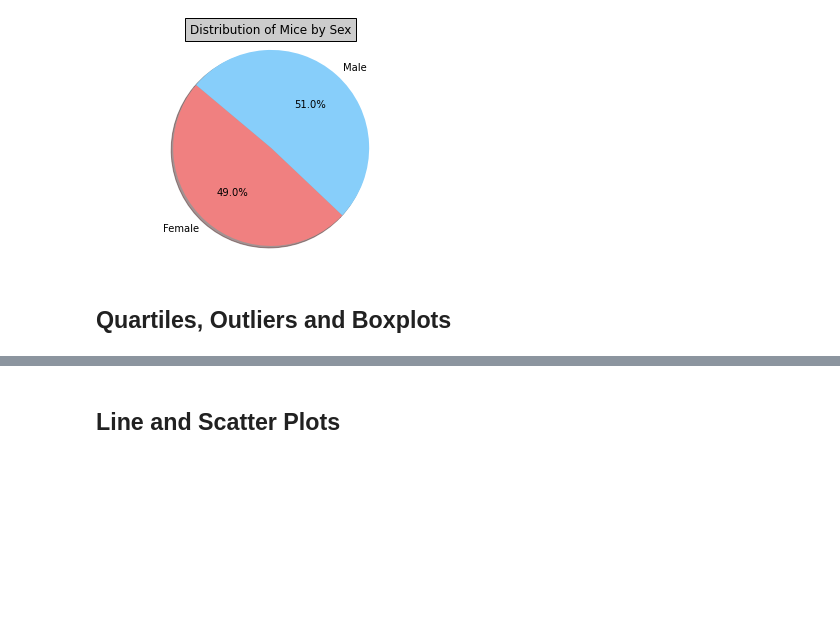
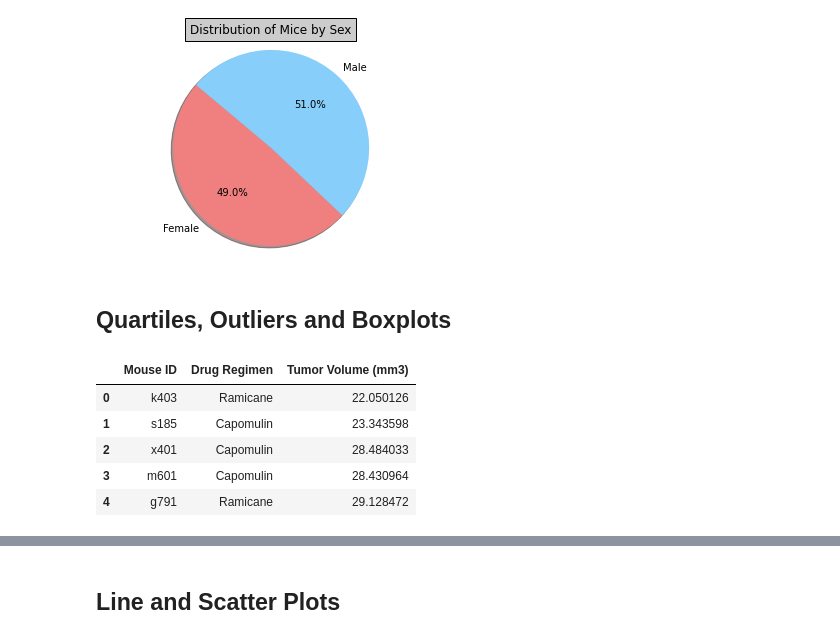
Before and after one commit to oleckie/Matplotlib-The_Power_of_Plots, a Jupyter notebook: Pymaceuticals/pymaceuticals_starter.ipynb, the cells around one changed output, grey strips where cells are left out. Drawn from its saved outputs; the diff is of its cells as text; code cells hidden in the pictures; blank space fills up the shorter version.

```diff
--- a/Pymaceuticals/pymaceuticals_starter.ipynb
+++ b/Pymaceuticals/pymaceuticals_starter.ipynb
@@ -256,2 +253,70 @@ plt.show()
+# %%
+# Calculate the final tumor volume of each mouse across four of the treatment regimens:
+# Capomulin, Ramicane, Infubinol, and Ceftamin
+# Start by getting the last (greatest) timepoint for each mouse
+# Merge this group df with the original dataframe to get the tumor volume at the last timepoint
+
+#-----------------------------------------------------------------------------------------------------------------
+#version 1
+#regimen = ["Capomulin", "Ramicane", "Infubinol", "Ceftamin"]
+#regimen_df = clean_data_df[clean_data_df["Drug Regimen"].isin(regimen)]
+#random = []
+#regimen_df
+
+#select_regimen = regimen_df.groupby(["Mouse ID", "Drug Regimen", "Tumor Volume (mm3)"])
+#select_regimen = select_regimen["Timepoint"]
+#select_regimen = select_regimen.agg([("Timepoint", "last")])
+
+#pd.set_option('display.max_rows', None)
+
+#print(select_regimen)
+
+#-----------------------------------------------------------------------------------------------------------
+#version 2
+#regimen = ["Capomulin", "Ramicane", "Infubinol", "Ceftamin"]
+#regimen_df = clean_data_df[clean_data_df["Drug Regimen"].isin(regimen)]
+#random = []
+#mouse_groups = regimen_df.loc[regimen_df["Drug Regimen"].isin(regimen)].groupby(["Mouse ID"])[["Timepoint"]].max()
+#mouse_groups.reset_index(inplace=True)
+#mouse_groups
+
+#print(mouse_groups)
+#max_timepoint = mouse_groups["Tumor Volume (mm3)"]
+#max_timepoint = mouse_groups["Timepoint"].max()
+#max_timepoint.head()
+
+#pd.set_option('display.max_rows', None)
+
+#print(max_timepoint)
+
+
+
+#select_regimen = mouse_groups.loc[clean_data_df["Drug Regimen"]=="Capomulin", "Ramicane", "Infubinol", "Ceftamin"]
+#select_regimen
+
+
+#df_info_merge = pd.merge(regimen_df, mouse_groups, on=['Mouse ID', 'Timepoint'], how='inner')
+#df_info_merge = df_info_merge.pop("Drug Regimen")
+#df_info_merge = pd.DataFrame({"Drug Regimen", "Mouse ID", "Timepoint", "Tumor Volume (mm3)"})
+#df_info_merge
+
+#-----------------------------------------------------------------------------------------------------------------------
+#version 3
+regimen = ["Capomulin", "Ramicane", "Infubinol", "Ceftamin"]
+regimen_df = clean_data_df[clean_data_df["Drug Regimen"].isin(regimen)]
+max_timepoint_df = pd.DataFrame(regimen_df.groupby(["Mouse ID"])["Timepoint"].max())
+max_timepoint_df
+
+merge_info_df = pd.merge(regimen_df, max_timepoint_df, on=["Mouse ID", "Timepoint"], how="inner")
+merge_info_df = df_info_merge.drop(["Sex", "Age_months", "Weight (g)", "Timepoint", "Metastatic Sites"], axis=1)
+#pd.set_option('display.max_rows', None)
+merge_info_df.head()
+# %% [output]
+|  | Mouse ID | Drug Regimen | Tumor Volume (mm3) |
+| 0 | k403 | Ramicane | 22.050126 |
+| 1 | s185 | Capomulin | 23.343598 |
+| 2 | x401 | Capomulin | 28.484033 |
+| 3 | m601 | Capomulin | 28.430964 |
+| 4 | g791 | Ramicane | 29.128472 |
 # %%
 # Put treatments into a list for for loop (and later for plot labels)
```
Also changed, not shown: parts of 6 cells of this notebook.
